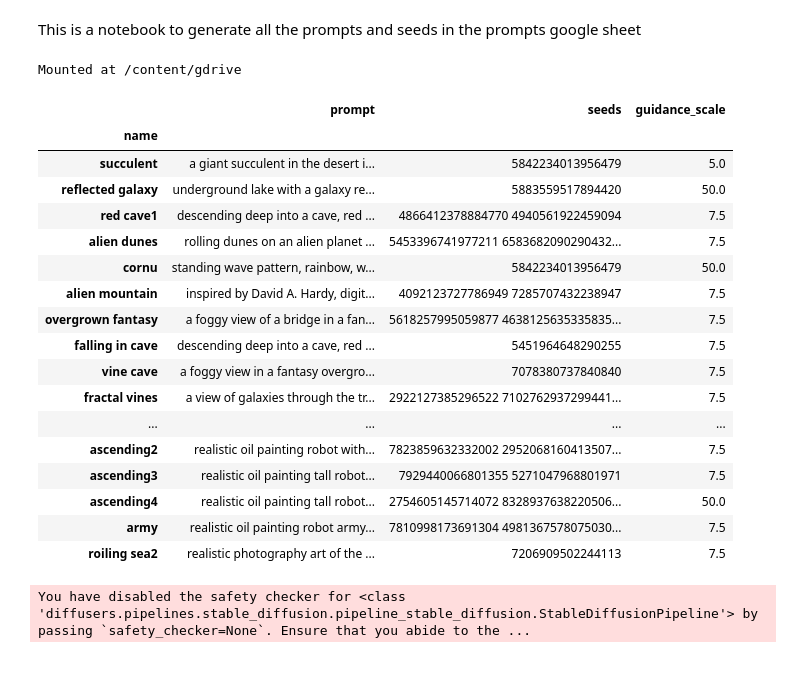
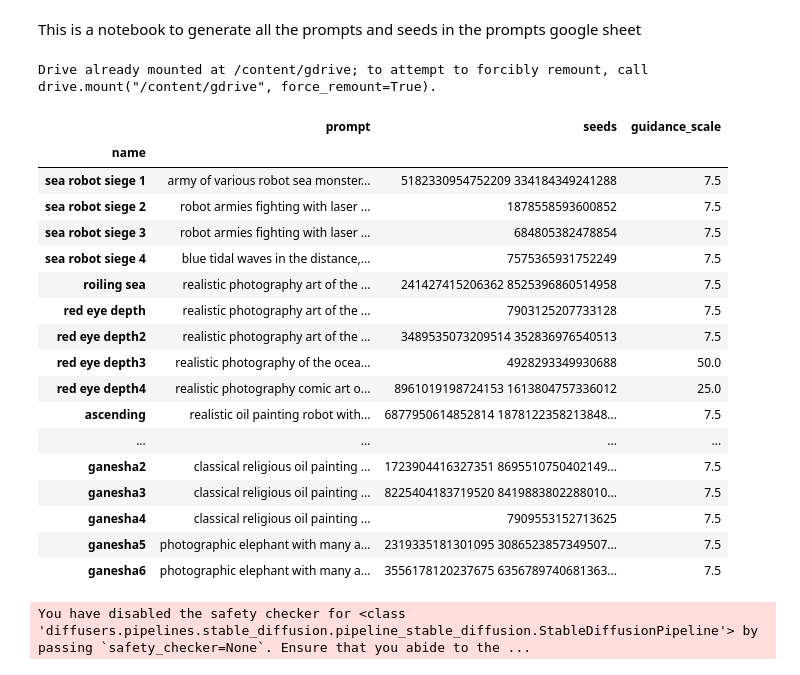
Before and after one commit to aspitarl/AI-Art, a Jupyter notebook: collab_notebooks/Generate_Saved_Prompts.ipynb, the cells around one changed output. Cells and saved outputs as stored; diff of their text form; code cells hidden in the pictures.

```diff
--- a/collab_notebooks/Generate_Saved_Prompts.ipynb
+++ b/collab_notebooks/Generate_Saved_Prompts.ipynb
@@ -1,37 +1,39 @@
 # %% [markdown]
 This is a notebook to generate all the prompts and seeds in the prompts google sheet
 # %%
+song_name = 'pipey' #@param {type:"string"}
+
 import os
 import pandas as pd
 from google.colab import drive
 
 drive.mount('/content/gdrive')
 
-code_folder = '/content/gdrive/MyDrive/AI Music Visuals Share/New Codes'
-fp = os.path.join(code_folder, 'prompts_excel.xlsx')
+code_folder = '/content/gdrive/MyDrive/AI-Art'
+fp = os.path.join(code_folder, 'input_data.xlsx')
 
-df_prompt = pd.read_excel(fp, 'prompts', index_col=0).dropna(how='all')
+df_prompt = pd.read_excel(fp, 'prompts_{}'.format(song_name), index_col=0).dropna(how='all')
 df_prompt
 # %% [output]
-Mounted at /content/gdrive
+Drive already mounted at /content/gdrive; to attempt to forcibly remount, call drive.mount("/content/gdrive", force_remount=True).
 |  | prompt | seeds | guidance_scale |
 | name |  |  |  |
-| succulent | a giant succulent in the desert i... | 5842234013956479 | 5.0 |
-| reflected galaxy | underground lake with a galaxy re... | 5883559517894420 | 50.0 |
-| red cave1 | descending deep into a cave, red ... | 4866412378884770 4940561922459094 | 7.5 |
-| alien dunes | rolling dunes on an alien planet ... | 5453396741977211 6583682090290432... | 7.5 |
-| cornu | standing wave pattern, rainbow, w... | 5842234013956479 | 50.0 |
-| alien mountain | inspired by David A. Hardy, digit... | 4092123727786949 7285707432238947 | 7.5 |
-| overgrown fantasy | a foggy view of a bridge in a fan... | 5618257995059877 4638125635335835... | 7.5 |
-| falling in cave | descending deep into a cave, red ... | 5451964648290255 | 7.5 |
-| vine cave | a foggy view in a fantasy overgro... | 7078380737840840 | 7.5 |
-| fractal vines | a view of galaxies through the tr... | 2922127385296522 7102762937299441... | 7.5 |
+| sea robot siege 1 | army of various robot sea monster... | 5182330954752209 334184349241288 | 7.5 |
+| sea robot siege 2 | robot armies fighting with laser ... | 1878558593600852 | 7.5 |
+| sea robot siege 3 | robot armies fighting with laser ... | 684805382478854 | 7.5 |
+| sea robot siege 4 | blue tidal waves in the distance,... | 7575365931752249 | 7.5 |
+| roiling sea | realistic photography art of the ... | 241427415206362 8525396860514958 | 7.5 |
+| red eye depth | realistic photography art of the ... | 7903125207733128 | 7.5 |
+| red eye depth2 | realistic photography art of the ... | 3489535073209514 352836976540513 | 7.5 |
+| red eye depth3 | realistic photography of the ocea... | 4928293349930688 | 50.0 |
+| red eye depth4 | realistic photography comic art o... | 8961019198724153 1613804757336012 | 25.0 |
+| ascending | realistic oil painting robot with... | 6877950614852814 1878122358213848... | 7.5 |
 | ... | ... | ... | ... |
-| ascending2 | realistic oil painting robot with... | 7823859632332002 2952068160413507... | 7.5 |
-| ascending3 | realistic oil painting tall robot... | 7929440066801355 5271047968801971 | 7.5 |
-| ascending4 | realistic oil painting tall robot... | 2754605145714072 8328937638220506... | 50.0 |
-| army | realistic oil painting robot army... | 7810998173691304 4981367578075030... | 7.5 |
-| roiling sea2 | realistic photography art of the ... | 7206909502244113 | 7.5 |
+| ganesha2 | classical religious oil painting ... | 1723904416327351 8695510750402149... | 7.5 |
+| ganesha3 | classical religious oil painting ... | 8225404183719520 8419883802288010... | 7.5 |
+| ganesha4 | classical religious oil painting ... | 7909553152713625 | 7.5 |
+| ganesha5 | photographic elephant with many a... | 2319335181301095 3086523857349507... | 7.5 |
+| ganesha6 | photographic elephant with many a... | 3556178120237675 6356789740681363... | 7.5 |
 # %%
 %%capture
 !pip install diffusers
```
Also changed, not shown: parts of 1 cell of this notebook.
